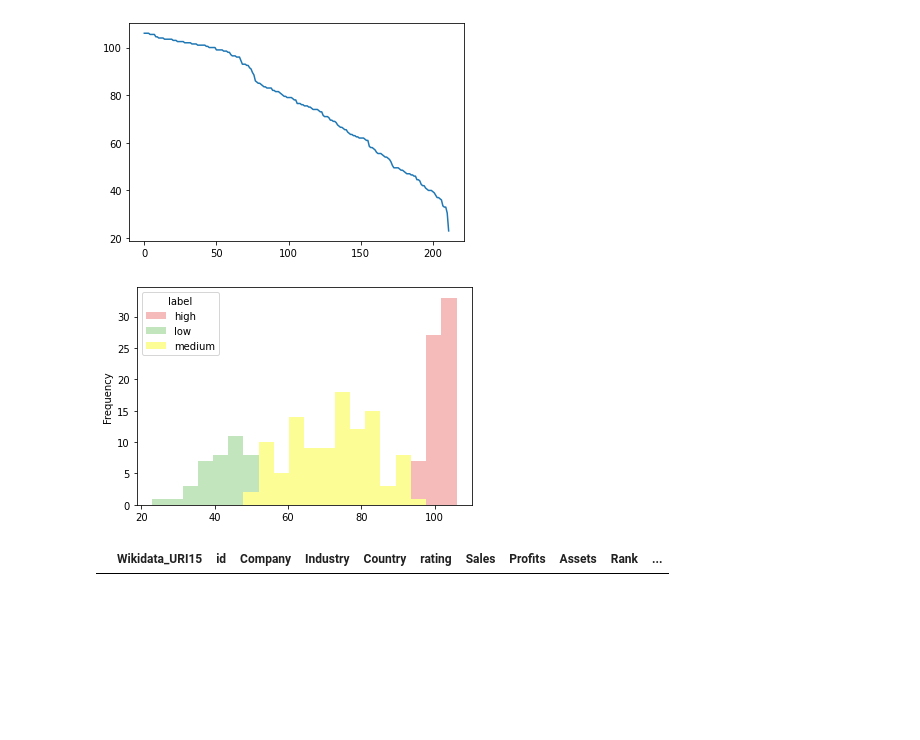
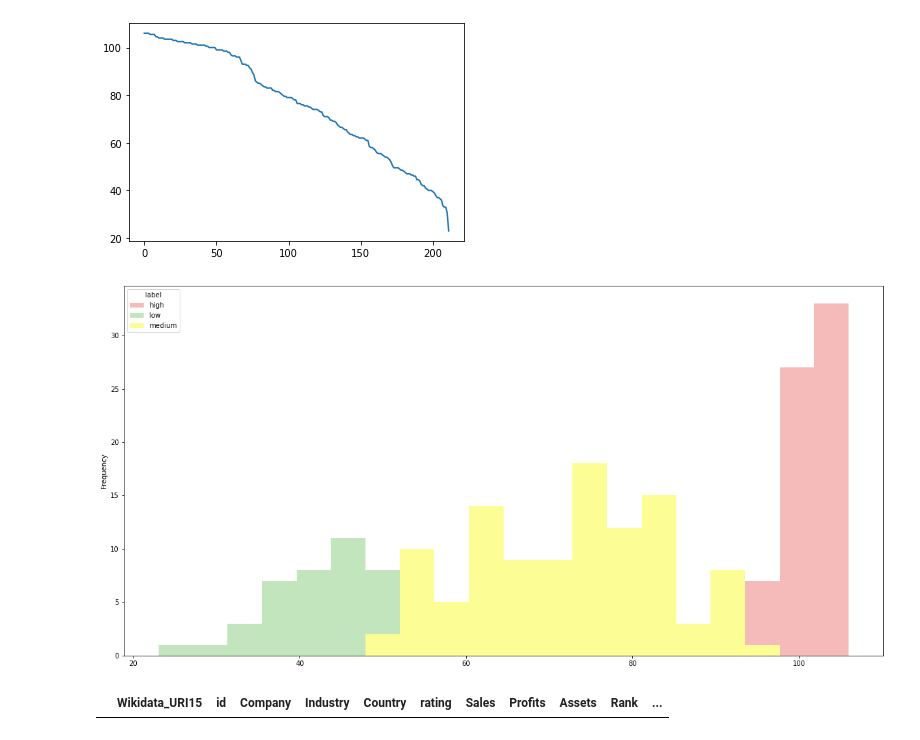
Before and after one commit to rgrenz/rdflime-util, a Jupyter notebook: notebooks/0_DatasetExploration.ipynb, the cells around one changed output. Drawn from its saved outputs; the diff is of its cells as text; code cells hidden in the pictures; blank space fills up the shorter version.

```diff
--- a/notebooks/0_DatasetExploration.ipynb
+++ b/notebooks/0_DatasetExploration.ipynb
@@ -68,15 +74,19 @@ low 39
 # %%
 # Check rating distribution using histogram
 _ratingHist = dataset_full.copy()
-_ratingHist.pivot(columns=label_col, values=rating_col).plot.hist(color=["#F4BBBA", "#C3E5BD", "#fdfd96"], bins=20)
+_ratingHist.pivot(columns=label_col, values=rating_col).plot.hist(color=["#F4BBBA", "#C3E5BD", "#fdfd96"], bins=20, figsize=(20,10))
+
+# change figsize
+
+
 plt.show()
 
 # Findings (metacritic-movies):
 # All movies with rating <= 40 marked bad
 # All movies with rating >= 60 marked good
 # No movies with rating 40-60 contained
 # %% [output]
-[figure, old version]
+[figure, new version]
 # %%
 # Check movies without rating
 dataset_full[pd.isna(dataset_full[rating_col])]
```
Also changed, not shown: parts of 2 cells of this notebook, 19 other files.
